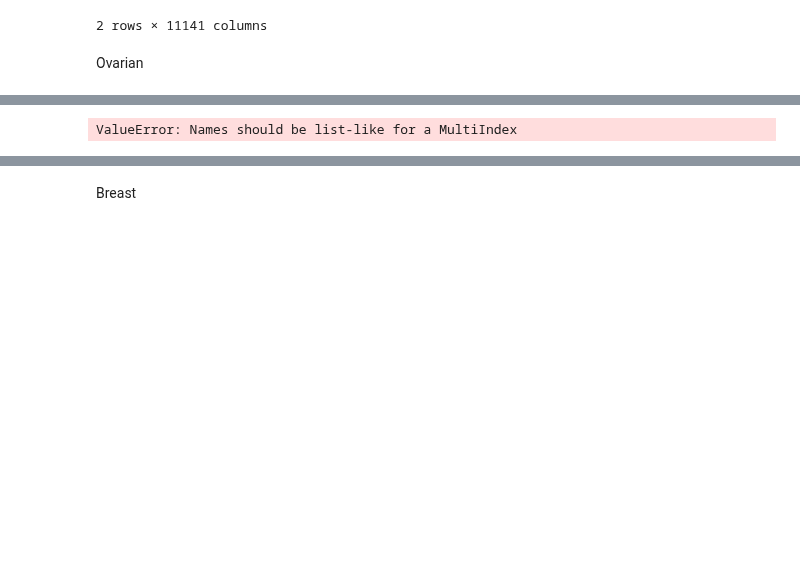
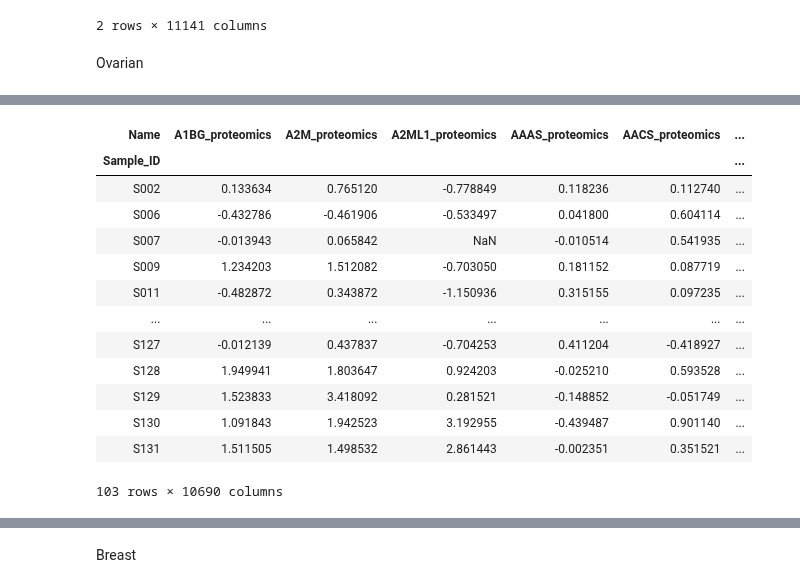
Before and after one commit to PayneLab/WhenMutationsDontMatter, a Jupyter notebook: PTEN context dependant story/trans change in medians gbm and en.ipynb, the cells around one changed output, grey strips where cells are left out. Saved outputs shown, nothing was run; the diff lists cells and outputs as text; code cells hidden in the pictures; blank space fills up the shorter version.

```diff
--- a/PTEN context dependant story/trans change in medians gbm and en.ipynb
+++ b/PTEN context dependant story/trans change in medians gbm and en.ipynb
@@ -178,9 +162,11 @@ ov = cptac.Ovarian()
 # %%
 # Step 1 - Create dataframe in order to do comparisons with wrap_ttest
 prot = ov.get_proteomics()
+prot = ov.reduce_multiindex(prot, levels_to_drop = 1)
+
 ov_prot_list = list(prot.columns)
 prot_and_mutations = ov.join_omics_to_mutations(
     mutations_genes = [gene], omics_df_name = 'proteomics', omics_genes = ov_prot_list)
-#prot_and_mutations = ov.reduce_multiindex(prot_and_mutations, levels_to_drop = 1)
-prot
+prot_and_mutations = ov.reduce_multiindex(prot_and_mutations, levels_to_drop = 1)
+prot_and_mutations
 # %% [output]
@@ -188,3 +176,17 @@ ValueError: Names should be list-like for a MultiIndex
+| Name | A1BG_proteomics | A2M_proteomics | A2ML1_proteomics | AAAS_proteomics | AACS_proteomics | ... |
+| Sample_ID |  |  |  |  |  | ... |
+| S002 | 0.133634 | 0.765120 | -0.778849 | 0.118236 | 0.112740 | ... |
+| S006 | -0.432786 | -0.461906 | -0.533497 | 0.041800 | 0.604114 | ... |
+| S007 | -0.013943 | 0.065842 | NaN | -0.010514 | 0.541935 | ... |
+| S009 | 1.234203 | 1.512082 | -0.703050 | 0.181152 | 0.087719 | ... |
+| S011 | -0.482872 | 0.343872 | -1.150936 | 0.315155 | 0.097235 | ... |
+| ... | ... | ... | ... | ... | ... | ... |
+| S127 | -0.012139 | 0.437837 | -0.704253 | 0.411204 | -0.418927 | ... |
+| S128 | 1.949941 | 1.803647 | 0.924203 | -0.025210 | 0.593528 | ... |
+| S129 | 1.523833 | 3.418092 | 0.281521 | -0.148852 | -0.051749 | ... |
+| S130 | 1.091843 | 1.942523 | 3.192955 | -0.439487 | 0.901140 | ... |
+| S131 | 1.511505 | 1.498532 | 2.861443 | -0.002351 | 0.351521 | ... |
+103 rows × 10690 columns
 # %%
 # Step 2 - Create binary column
 prot_and_mutations['binary_mutations'] = np.where(
@@ -196,8 +198,6 @@ columns_to_drop = [gene+"_Mutation", gene+"_Location", gene+"_Mutation_Status",
 mut_status = tumors.drop(columns_to_drop, axis = 1)
 mut_status = mut_status.dropna(axis=1,how='all')
 ov_prot = list(mut_status.columns[:-1])
-# %% [output]
-ValueError: Names should be list-like for a MultiIndex
 # %%
 mut_df = mut_status.loc[mut_status['binary_mutations'] == 'Mutated']
 wt_df = mut_status.loc[mut_status['binary_mutations'] == 'Wildtype']
```
Also changed, not shown: parts of 39 cells of this notebook.
